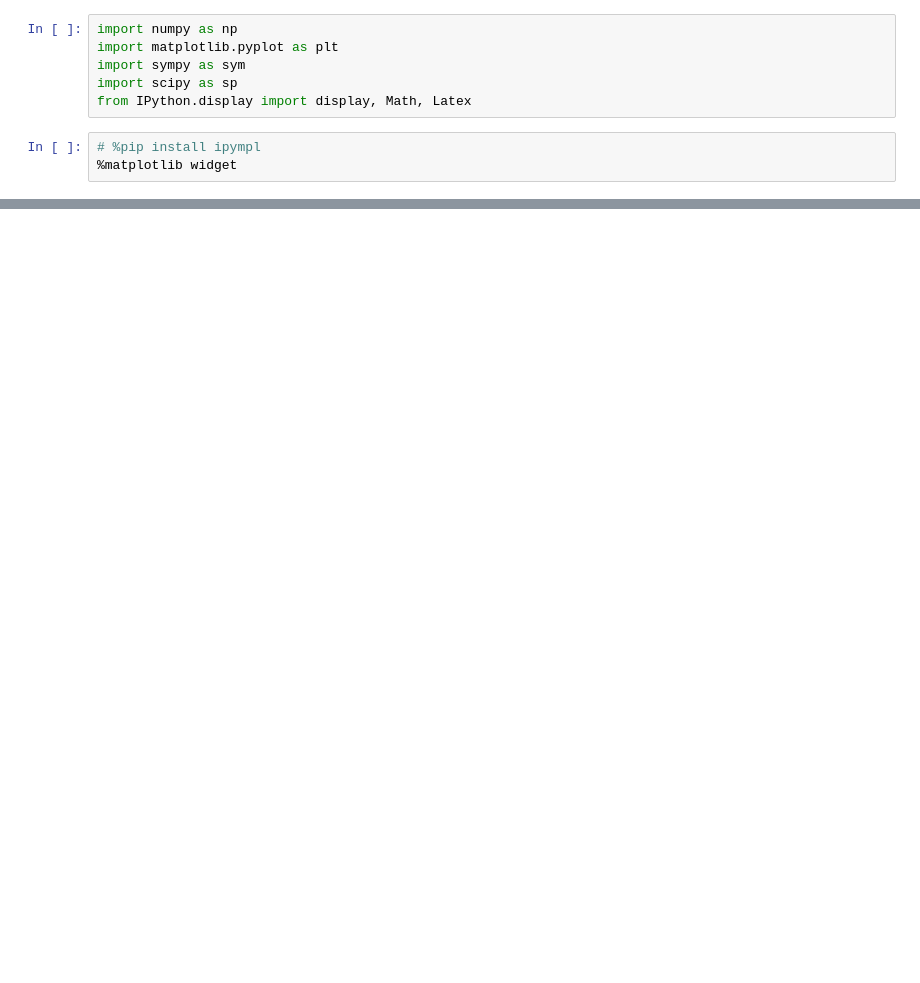
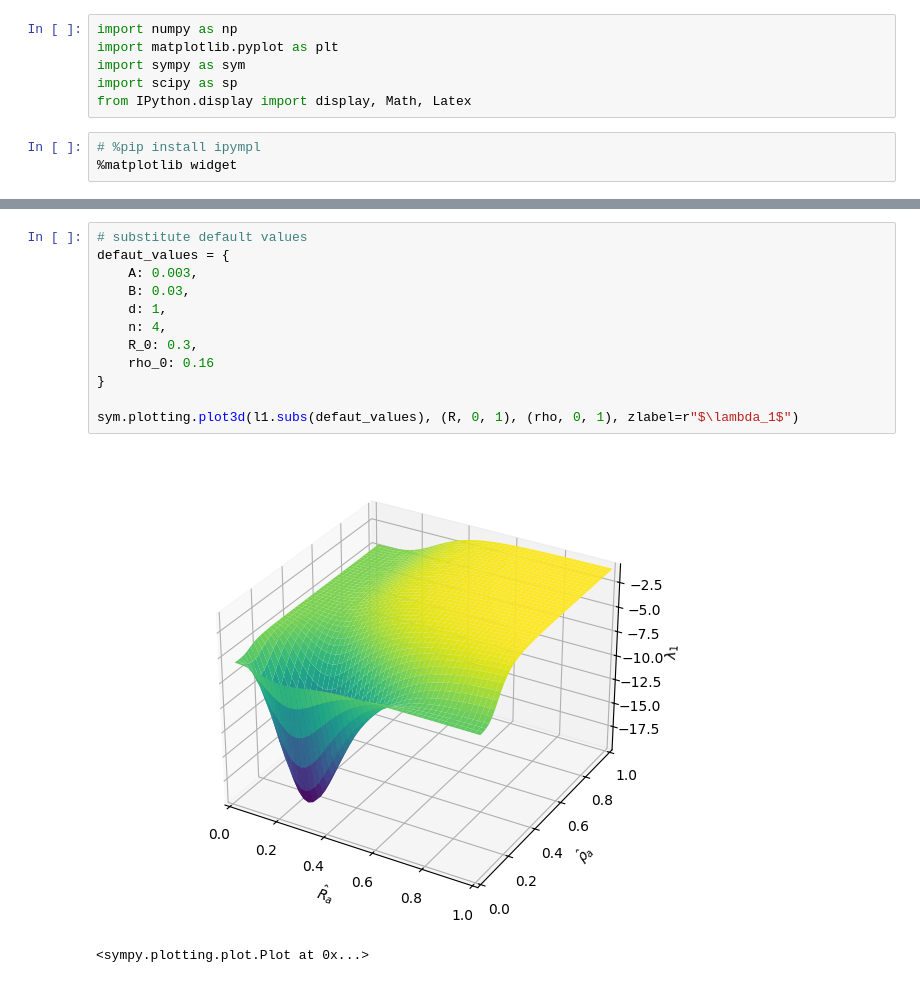
Before and after one commit to PhilipSoliman/applications-in-pdes-assignments, a Jupyter notebook: code/cb_equilibria.ipynb, the cells around one changed output, grey strips where cells are left out. Cells and saved outputs as stored; diff of their text form; blank space fills up the shorter version.

Commit message:
easy system jacobian and eigenvalue plots

```diff
--- a/code/cb_equilibria.ipynb
+++ b/code/cb_equilibria.ipynb
@@ -54,0 +46,15 @@ NotImplementedError: could not solve -\delta_R*\hat{R}_{a}*(\rho_0**n + (\hat{B}
+# %%
+# substitute default values
+defaut_values = {
+    A: 0.003,
+    B: 0.03,
+    d: 1,
+    n: 4,
+    R_0: 0.3,
+    rho_0: 0.16
+}
+
+sym.plotting.plot3d(l1.subs(defaut_values), (R, 0, 1), (rho, 0, 1), zlabel=r"$\lambda_1$")
+# %% [output]
+[figure, added]
+<sympy.plotting.plot.Plot at 0x...>
```
Also changed, not shown: parts of 2 cells of this notebook.
